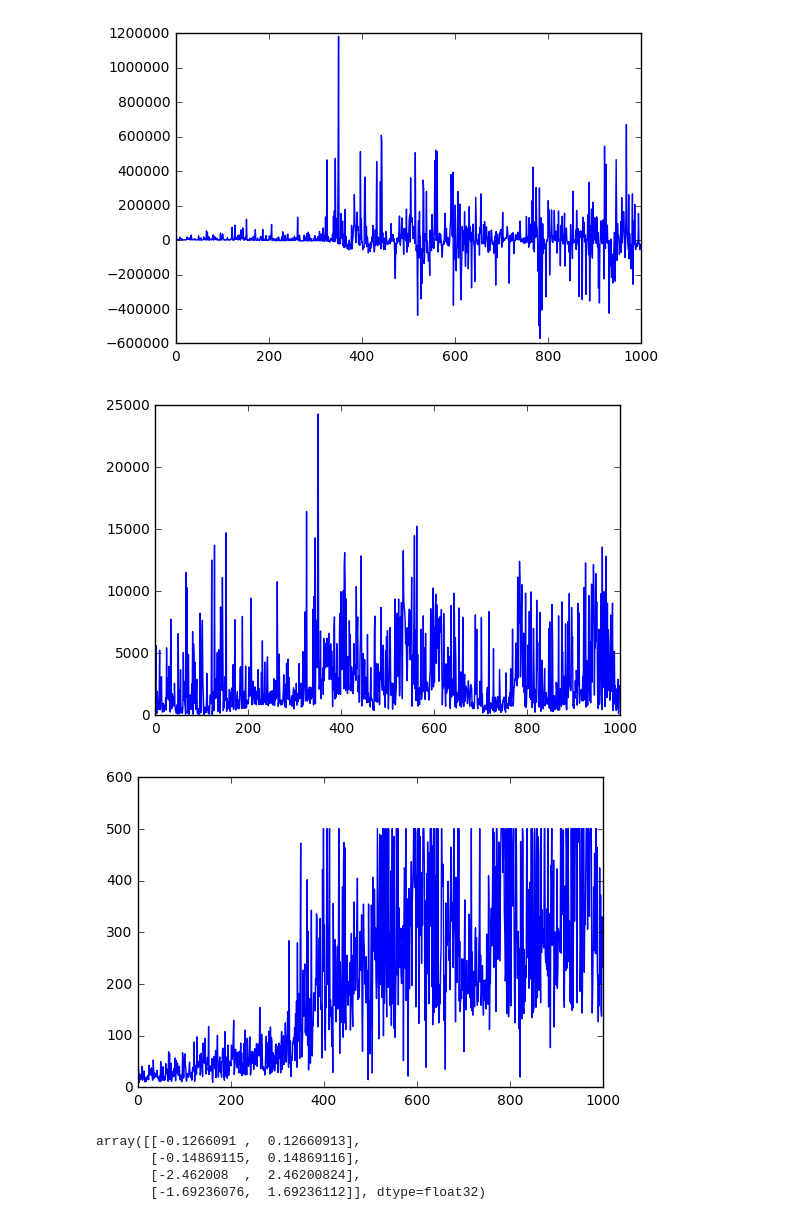
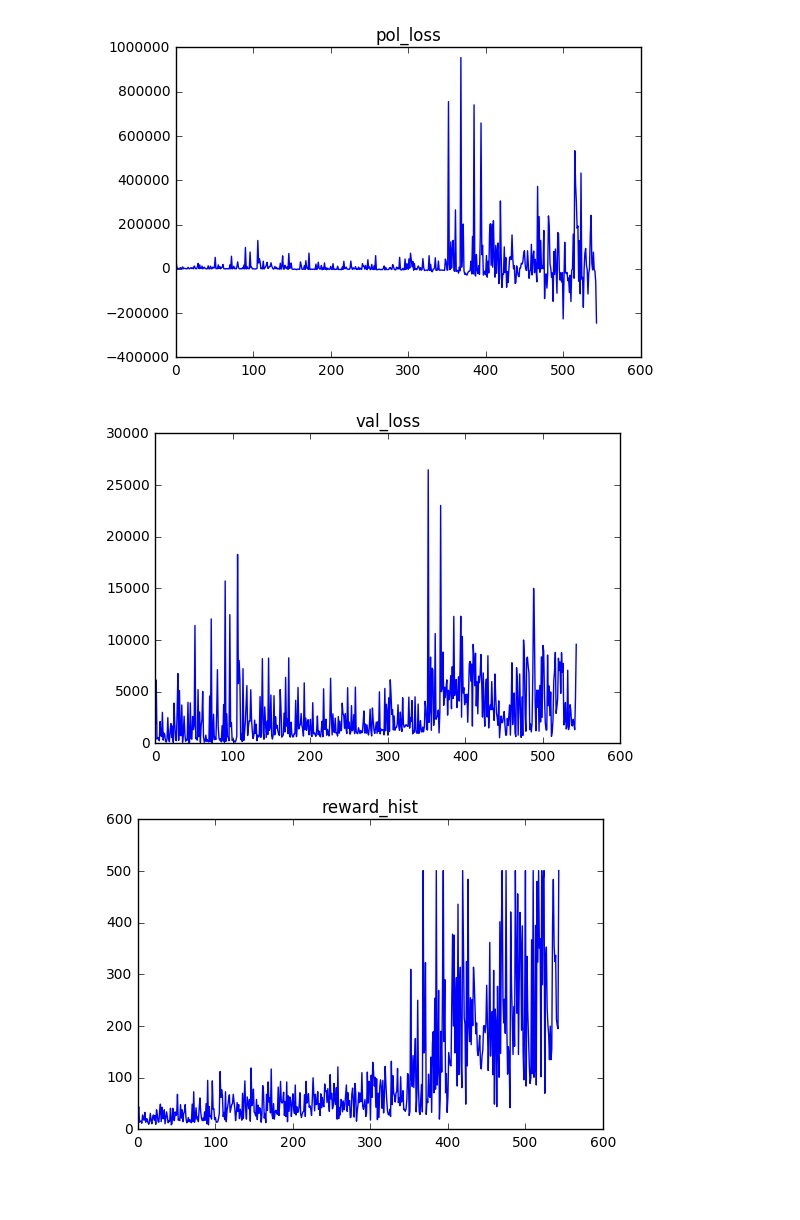
Before and after one commit to mkowoods/open-ai-gym, a Jupyter notebook: cartpole - policy gradient.ipynb, the cells around one changed output. Saved outputs shown, nothing was run; the diff lists cells and outputs as text; code cells hidden in the pictures; blank space fills up the shorter version.

```diff
--- a/cartpole - policy gradient.ipynb
+++ b/cartpole - policy gradient.ipynb
@@ -55,15 +57,19 @@ value_opt, value_state_var, value_val_var, value_val_est, value_loss = value_gra
 
 sess = tf.Session()
 sess.run(tf.global_variables_initializer())
+
+TOTAL_NUMBER_OF_TRAINING_EPISODES = 0
 # %%
-
+num_episodes = 1000
 gamma = 0.97
 
 pol_loss_hist = []
 val_loss_hist = []
 reward_hist = []
 
-for epoch in xrange(1000):
+print 'Total # of episodes trained so far', TOTAL_NUMBER_OF_TRAINING_EPISODES
+for epoch in xrange(num_episodes):
+    TOTAL_NUMBER_OF_TRAINING_EPISODES += 1
     obs = env.reset()
     states = []
     actions = []
@@ -78,7 +84,7 @@ for epoch in xrange(1000):
         #else:
         #    action = 0 if (probs[0][0] > 0.5) else 1
         #print probs
-        #THIS EXPLORATION FUNCTION IS THE MOST CRITICAL TO THE SUCCESS
+        #THIS EXPLORATION FUNCTION IS THE MOST CRITICAL PART TO THE SUCCESS of the model. WHY???
         action = 0 if np.random.rand() < probs[0][0] else 1 #intresting approach.. as you get more confident in your answers the model will start to scale down
         #print obs
         #print action, probs
@@ -117,7 +123,10 @@ for epoch in xrange(1000):
 
     obs_ = [obs for obs, _, _ in  transitions]
     estimated_val = sess.run(value_val_est, feed_dict = {value_state_var : obs_})
-    advantage = np.array(future_rewards) - estimated_val
+    future_rewards =  np.array(future_rewards)
+    #future_rewards = (future_rewards - future_rewards.mean())/future_rewards.std()
+
+    advantage = (future_rewards - estimated_val)
 
     pol_opt, pol_loss = sess.run([policy_opt, policy_loss], feed_dict = {policy_state_var: states,
                                                                          policy_action_var: actions,
@@ -129,6 +138,12 @@ for epoch in xrange(1000):
     pol_loss_hist.append(pol_loss)
     val_loss_hist.append(val_loss)
     reward_hist.append(total_reward)
-    if epoch % 1 == 0:
+    if epoch % 10 == 0:
         print 'episode', epoch, 'total_reward', total_reward, pol_loss, val_loss
+
+    if sum(reward_hist[-100:])/100.0 > 250:
+        break
+
+
+print 'Total # of episodes trained so far', TOTAL_NUMBER_OF_TRAINING_EPISODES
 # %% [output]
@@ -152,20 +200,16 @@ episode 999 total_reward 233.0 -26405.9 1806.74
 # %%
 plt.plot(pol_loss_hist)
+plt.title("pol_loss")
 plt.show()
 
 plt.plot(val_loss_hist)
+plt.title("val_loss")
 plt.show()
 
 plt.plot(reward_hist)
+plt.title("reward_hist")
 plt.show()
 # %% [output]
-[figure, old version]
+[figure, new version]
-[figure, old version]
+[figure, new version]
-[figure, old version]
+[figure, new version]
-# %%
-sess.run(wts)
-# %% [output]
-array([[-0.1266091 ,  0.12660913],
-       [-0.14869115,  0.14869116],
-       [-2.462008  ,  2.46200824],
-       [-1.69236076,  1.69236112]], dtype=float32)
```
Also changed, not shown: parts of 11 cells of this notebook, 39 other files.
